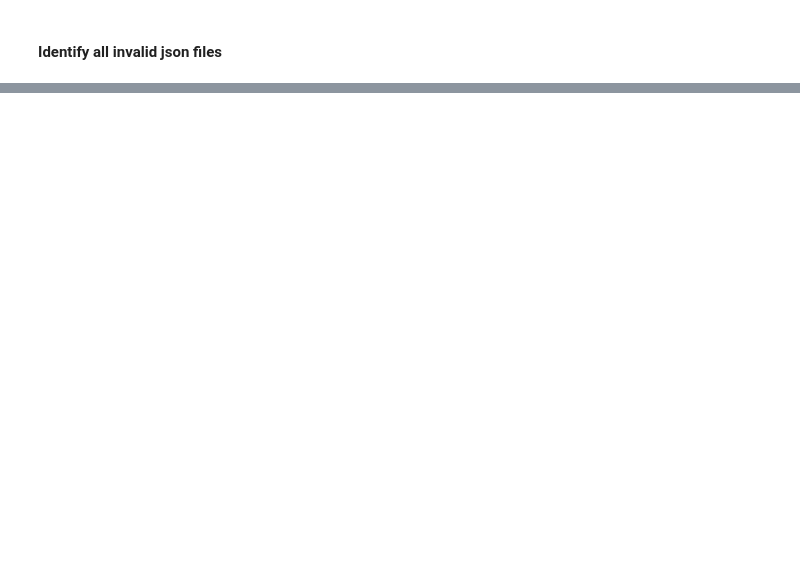
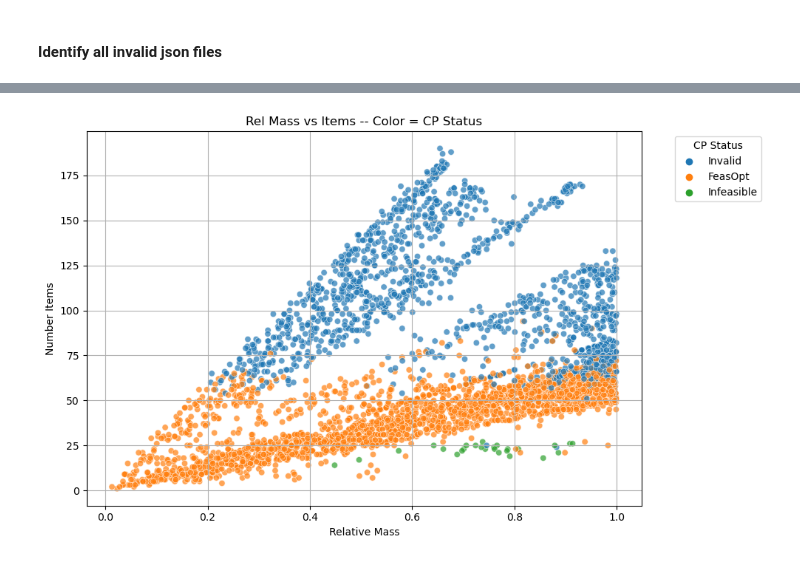
Before and after one commit to MxHbm/Analysis_Instances, a Jupyter notebook: analyze_output_classifier.ipynb, the cells around one changed output, grey strips where cells are left out. Drawn from its saved outputs; the diff is of its cells as text; code cells hidden in the pictures; blank space fills up the shorter version.

```diff
--- a/analyze_output_classifier.ipynb
+++ b/analyze_output_classifier.ipynb
@@ -174,0 +258,25 @@ plt.show()
+# %%
+import matplotlib.pyplot as plt
+import seaborn as sns
+
+plt.figure(figsize=(10, 6))
+
+
+sns.scatterplot(
+    x=info_df['Rel Weight'],
+    y=info_df['NoItems'],
+    hue=info_df['CP Status'],
+    marker='o',
+    alpha=0.7
+)
+
+plt.title("Rel Mass vs Items -- Color = CP Status")
+plt.xlabel("Relative Mass")
+plt.ylabel("Number Items")
+plt.grid(True)
+plt.legend(title="CP Status", bbox_to_anchor=(1.05, 1), loc='upper left')
+plt.tight_layout()
+plt.savefig(r"C:\Users\mahu123a\Documents\250425_Rel_Mass_Items_CP_Status.png", dpi=300)
+plt.show()
+# %% [output]
+[figure, added]
```
Also changed, not shown: parts of 12 cells of this notebook, 1 other file.
